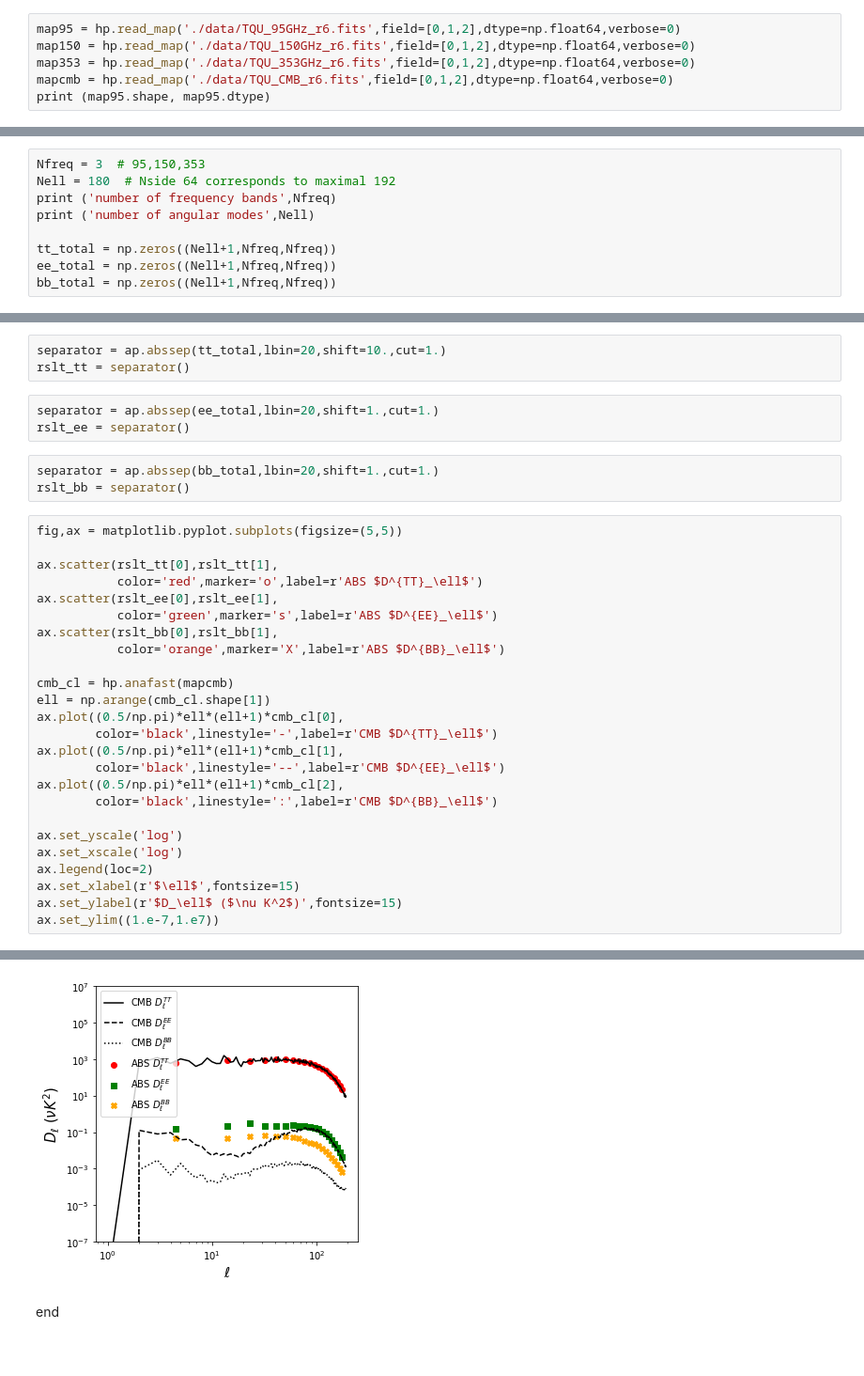
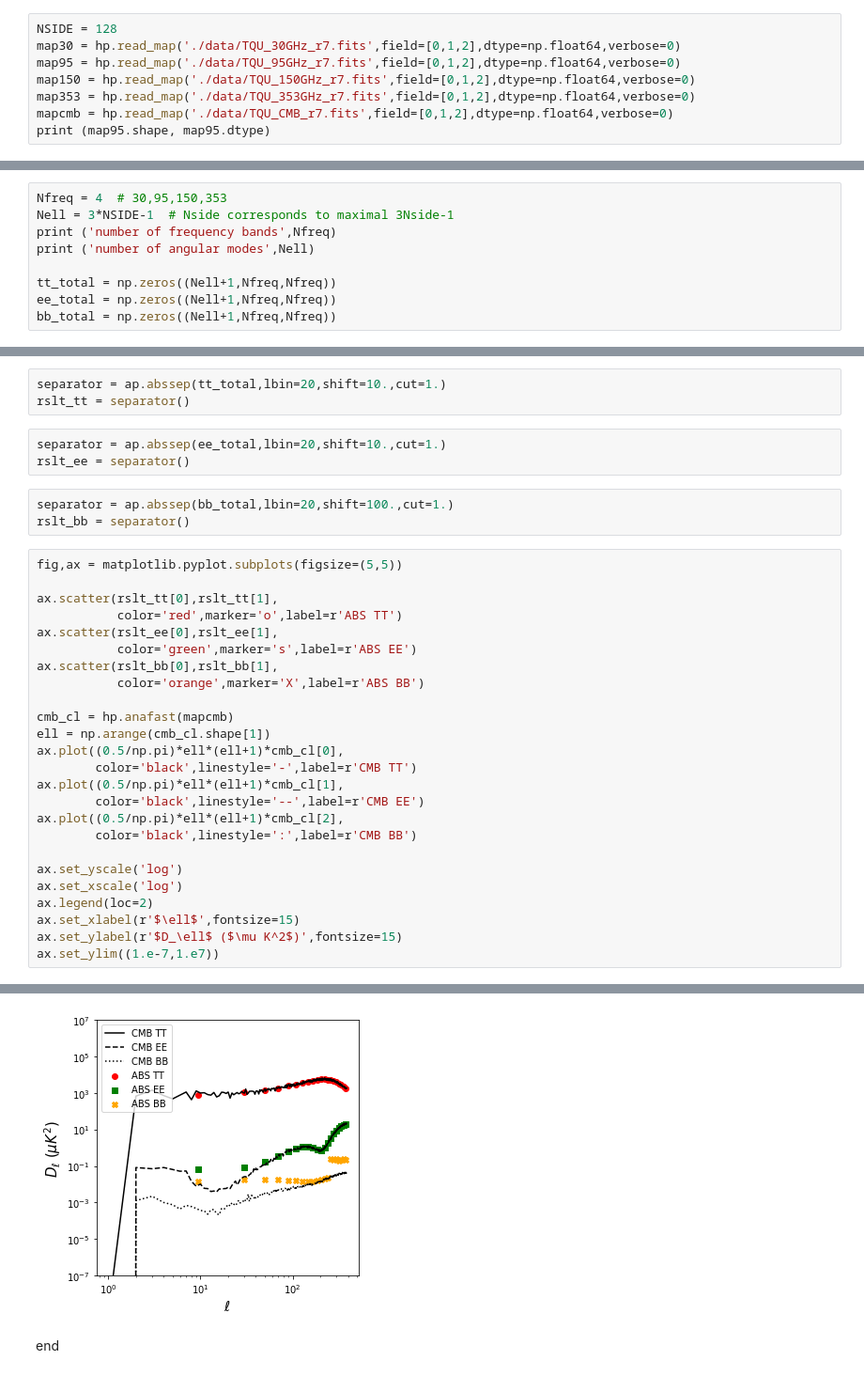
Before and after one commit to yaojian95/ABSpy, a Jupyter notebook: tutorials/tutorial01.ipynb, the cells around one changed output, grey strips where cells are left out. Shown at 94% size. Drawn from its saved outputs; the diff is of its cells as text.

```diff
--- a/tutorials/tutorial01.ipynb
+++ b/tutorials/tutorial01.ipynb
@@ -23,7 +21,9 @@ warnings.filterwarnings('ignore')
 # %%
-map95 = hp.read_map('./data/TQU_95GHz_r6.fits',field=[0,1,2],dtype=np.float64,verbose=0)
-map150 = hp.read_map('./data/TQU_150GHz_r6.fits',field=[0,1,2],dtype=np.float64,verbose=0)
-map353 = hp.read_map('./data/TQU_353GHz_r6.fits',field=[0,1,2],dtype=np.float64,verbose=0)
-mapcmb = hp.read_map('./data/TQU_CMB_r6.fits',field=[0,1,2],dtype=np.float64,verbose=0)
+NSIDE = 128
+map30 = hp.read_map('./data/TQU_30GHz_r7.fits',field=[0,1,2],dtype=np.float64,verbose=0)
+map95 = hp.read_map('./data/TQU_95GHz_r7.fits',field=[0,1,2],dtype=np.float64,verbose=0)
+map150 = hp.read_map('./data/TQU_150GHz_r7.fits',field=[0,1,2],dtype=np.float64,verbose=0)
+map353 = hp.read_map('./data/TQU_353GHz_r7.fits',field=[0,1,2],dtype=np.float64,verbose=0)
+mapcmb = hp.read_map('./data/TQU_CMB_r7.fits',field=[0,1,2],dtype=np.float64,verbose=0)
 print (map95.shape, map95.dtype)
 # %% [output]
@@ -80,8 +80,8 @@ hp.mollview(mapcmb[2],format='%.2e',
 
 - total PS, comes in shape $(N_\ell,N_\nu,N_\nu)$
 # %%
-Nfreq = 3  # 95,150,353
-Nell = 180  # Nside 64 corresponds to maximal 192
+Nfreq = 4  # 30,95,150,353
+Nell = 3*NSIDE-1  # Nside corresponds to maximal 3Nside-1
 print ('number of frequency bands',Nfreq)
 print ('number of angular modes',Nell)
 
@@ -148,38 +173,38 @@ the `__call__` or `run()` function returns:
 separator = ap.abssep(tt_total,lbin=20,shift=10.,cut=1.)
 rslt_tt = separator()
 # %%
-separator = ap.abssep(ee_total,lbin=20,shift=1.,cut=1.)
+separator = ap.abssep(ee_total,lbin=20,shift=10.,cut=1.)
 rslt_ee = separator()
 # %%
-separator = ap.abssep(bb_total,lbin=20,shift=1.,cut=1.)
+separator = ap.abssep(bb_total,lbin=20,shift=100.,cut=1.)
 rslt_bb = separator()
 # %%
 fig,ax = matplotlib.pyplot.subplots(figsize=(5,5))
 
 ax.scatter(rslt_tt[0],rslt_tt[1],
-           color='red',marker='o',label=r'ABS $D^{TT}_\ell$')
+           color='red',marker='o',label=r'ABS TT')
 ax.scatter(rslt_ee[0],rslt_ee[1],
-           color='green',marker='s',label=r'ABS $D^{EE}_\ell$')
+           color='green',marker='s',label=r'ABS EE')
 ax.scatter(rslt_bb[0],rslt_bb[1],
-           color='orange',marker='X',label=r'ABS $D^{BB}_\ell$')
+           color='orange',marker='X',label=r'ABS BB')
 
 cmb_cl = hp.anafast(mapcmb)
 ell = np.arange(cmb_cl.shape[1])
 ax.plot((0.5/np.pi)*ell*(ell+1)*cmb_cl[0],
-        color='black',linestyle='-',label=r'CMB $D^{TT}_\ell$')
+        color='black',linestyle='-',label=r'CMB TT')
 ax.plot((0.5/np.pi)*ell*(ell+1)*cmb_cl[1],
-        color='black',linestyle='--',label=r'CMB $D^{EE}_\ell$')
+        color='black',linestyle='--',label=r'CMB EE')
 ax.plot((0.5/np.pi)*ell*(ell+1)*cmb_cl[2],
-        color='black',linestyle=':',label=r'CMB $D^{BB}_\ell$')
+        color='black',linestyle=':',label=r'CMB BB')
 
 ax.set_yscale('log')
 ax.set_xscale('log')
 ax.legend(loc=2)
 ax.set_xlabel(r'$\ell$',fontsize=15)
-ax.set_ylabel(r'$D_\ell$ ($\nu K^2$)',fontsize=15)
+ax.set_ylabel(r'$D_\ell$ ($\mu K^2$)',fontsize=15)
 ax.set_ylim((1.e-7,1.e7))
 # %% [output]
 (1e-07, 10000000.0)
-[figure, old version]
+[figure, new version]
 # %% [markdown]
 end
```
Also changed, not shown: parts of 6 cells of this notebook, 11 other files.
